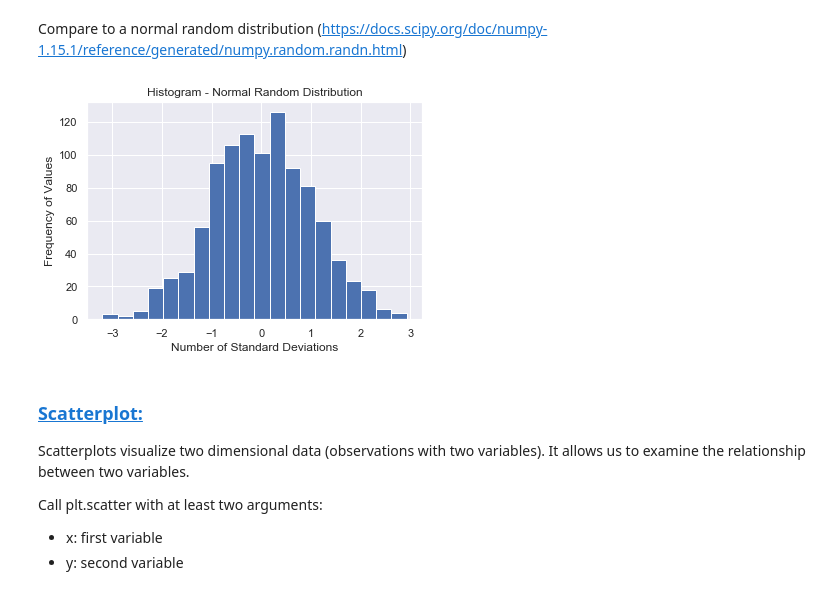
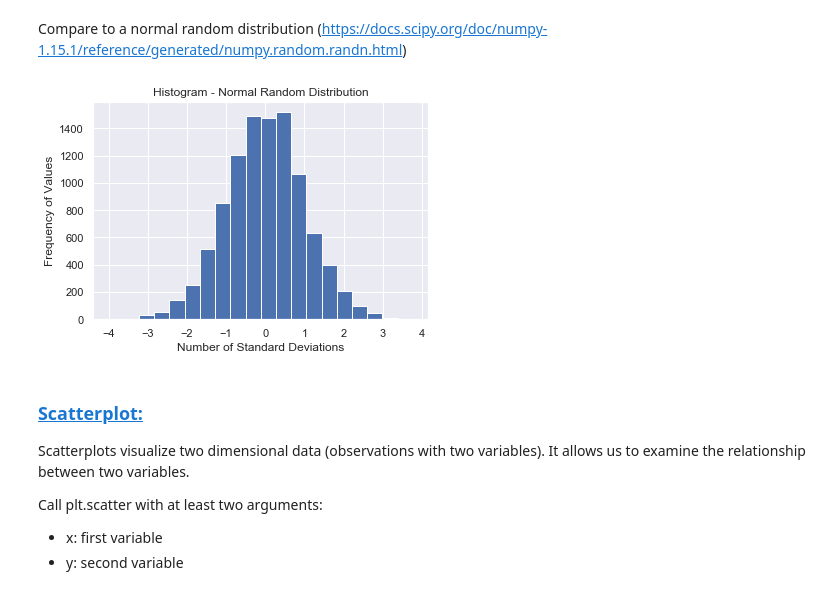
Before and after one commit to lindseyberlin/data-visualizations-matplotlib-seaborn_HTX-DS-111819, a Jupyter notebook: Code-Along_Matplotlib-and-Seaborn.ipynb, the cells around one changed output. Cells and saved outputs as stored; diff of their text form; code cells hidden in the pictures.

```diff
--- a/Code-Along_Matplotlib-and-Seaborn.ipynb
+++ b/Code-Along_Matplotlib-and-Seaborn.ipynb
@@ -143,19 +190,19 @@ Again, so what? What does this tell you?
 Compare to a normal random distribution (https://docs.scipy.org/doc/numpy-1.15.1/reference/generated/numpy.random.randn.html)
 # %%
 # Generate 1000 values
-x = np.random.randn(1000)
+x = np.random.randn(10000)
 
 # Plot the histogram
 plt.hist(x, bins=20)
 
 # Labels
 plt.xlabel('Number of Standard Deviations')
 plt.ylabel('Frequency of Values')
 plt.title('Histogram - Normal Random Distribution')
 
 plt.show()
 # %% [output]
-[figure, old version]
+[figure, new version]
 # %% [markdown]
 ### [Scatterplot:](https://matplotlib.org/3.1.1/api/_as_gen/matplotlib.pyplot.scatter.html)
 
```
Also changed, not shown: parts of 23 cells of this notebook.
